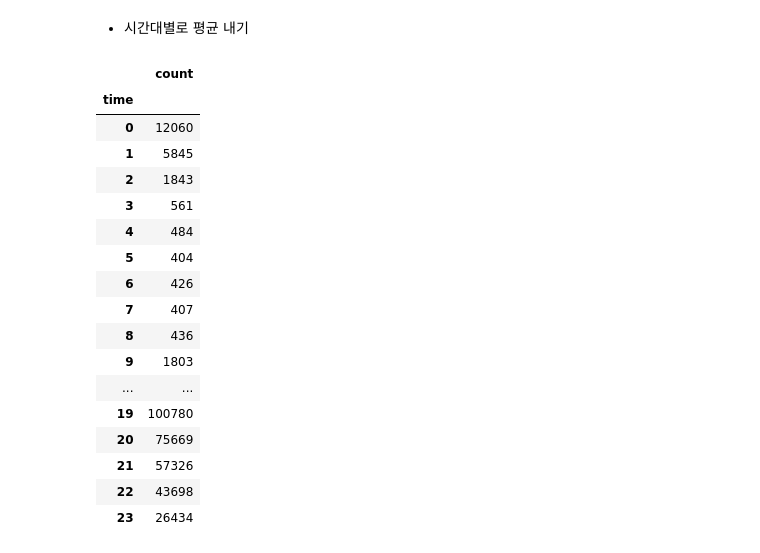
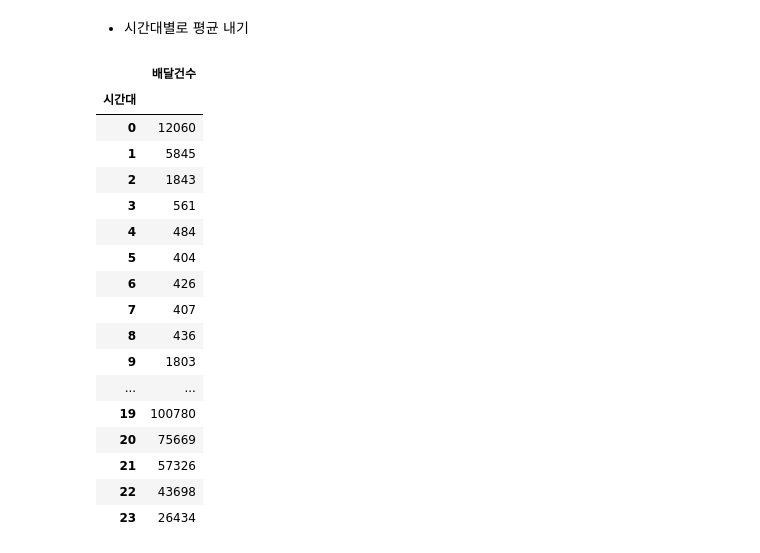
Before and after one commit to wish0728/Elice_teamproject2_team11_delivery, a Jupyter notebook: data-analysis/elicer_배달_데이터.ipynb, the cells around one changed output. Saved outputs shown, nothing was run; the diff lists cells and outputs as text; code cells hidden in the pictures.

```diff
--- a/data-analysis/elicer_배달_데이터.ipynb
+++ b/data-analysis/elicer_배달_데이터.ipynb
@@ -235,12 +273,12 @@ df_seoul
 * 시간대별로 평균 내기
 # %%
 df_seoul_2019 = df_seoul[df_seoul['날짜'].str.startswith('2019')].groupby('시간대').sum('배달건수')
-df_seoul_2019 = df_seoul_2019.rename(columns={"배달건수":"count"})
-df_seoul_2019.index.name = "time"
+# df_seoul_2019 = df_seoul_2019.rename(columns={"배달건수":"count"})
+# df_seoul_2019.index.name = "time"
 df_seoul_2019
 # %% [output]
-|  | count |
-| time |  |
+|  | 배달건수 |
+| 시간대 |  |
 | 0 | 12060 |
 | 1 | 5845 |
 | 2 | 1843 |
```
Also changed, not shown: parts of 6 cells of this notebook.
